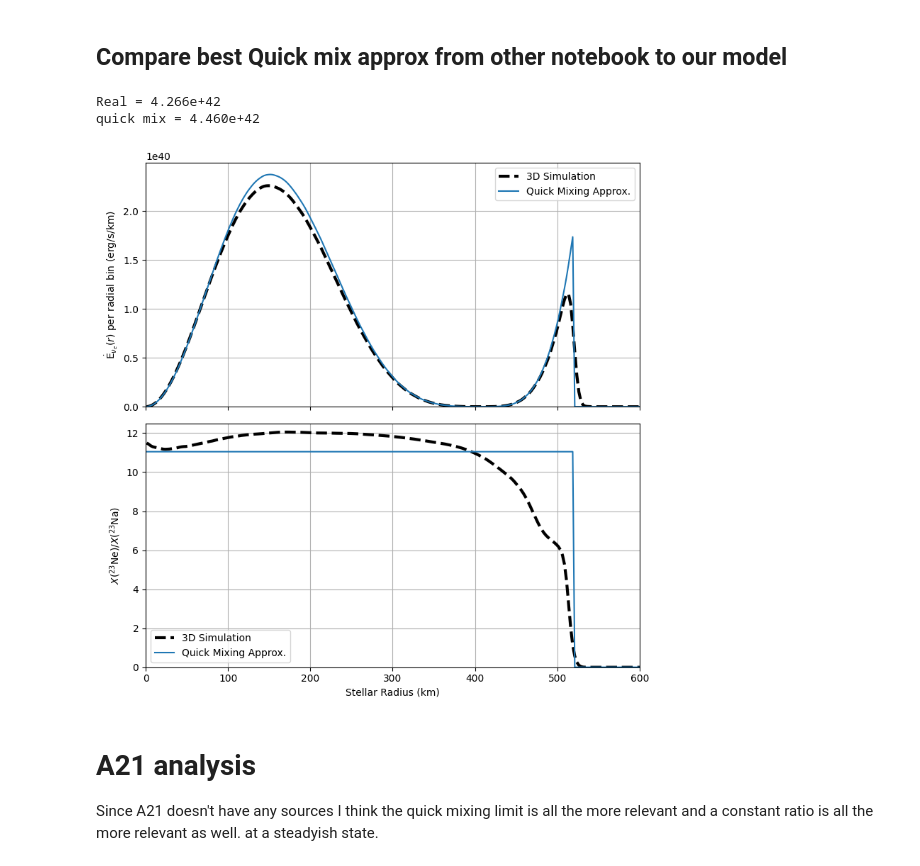
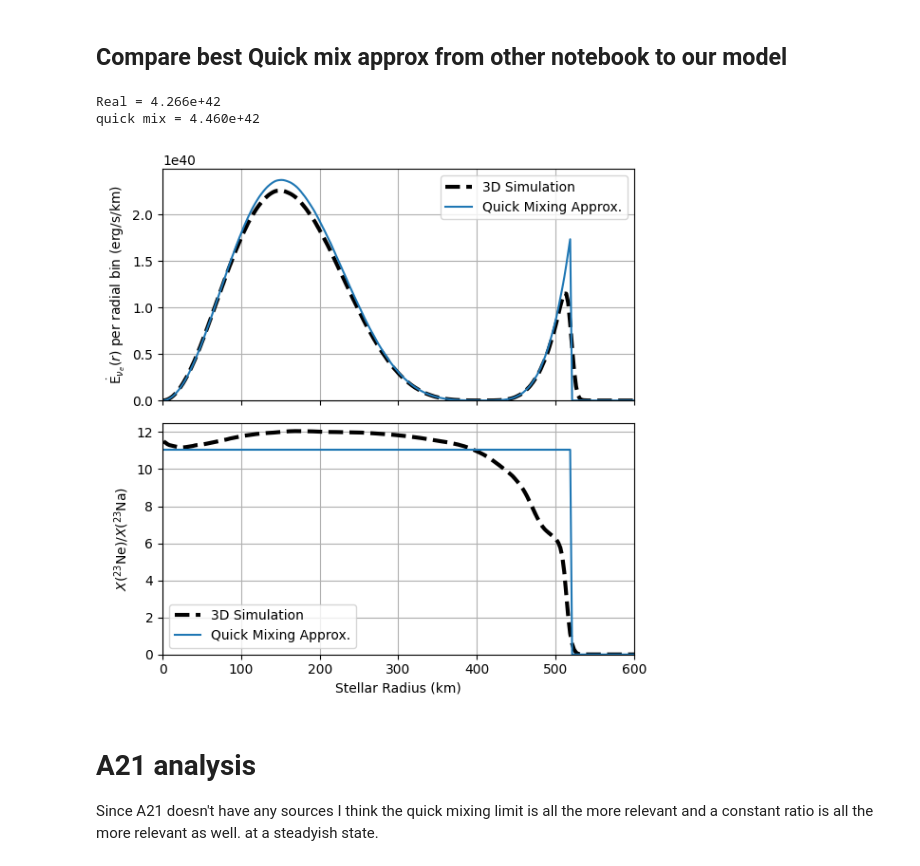
Before and after one commit to biboyd/astronum2024, a Jupyter notebook: estimated_a23_losses.ipynb, the cells around one changed output. Saved outputs shown, nothing was run; the diff lists cells and outputs as text; code cells hidden in the pictures.

Commit message:
revert plot dimensions

```diff
--- a/estimated_a23_losses.ipynb
+++ b/estimated_a23_losses.ipynb
@@ -412,38 +412,38 @@ plot_bestfit_nu_loss_arr[:len(ratio_rad)] = bestfit_nu_loss_arr
 plot_bestfit_ratio_arr = np.zeros_like(special_df['radius'].to_numpy())
 plot_bestfit_ratio_arr[:len(ratio_rad)] = quick_mix_ratio
 
-fig, (axt, axb) = plt.subplots(2, 1, figsize=(8, 8), sharex=True)
+fig, (axt, axb) = plt.subplots(2, 1, figsize=(6, 6), sharex=True)
 
 # plot nu loss comparison
 axt.plot(rad_arr/1e5, nu_loss_arr/(dr/1e5), 'k--', lw=3, label='3D Simulation')
 axt.plot(special_df['radius']/1e5, plot_bestfit_nu_loss_arr/((ratio_rad[1] -ratio_rad[0])/1e5), label='Quick Mixing Approx.')
 #axt.set_xlabel('radius (km)')
 axt.set_ylabel('$\\mathrm{\\dot{E}}_{\\nu_e}(r)$ per radial bin (erg/s/km)')
 axt.set_xlim(0, 600)
 axt.set_ylim(0.)
 axt.legend()
 axt.grid()
 
 # plot Urca ratio comparison
 
 axb.plot(real_rad, real_ratio, 'k--', lw=3, label='3D Simulation')
 axb.plot(special_df['radius']/1e5, plot_bestfit_ratio_arr, label='Quick Mixing Approx.')
 
 axb.set_xlabel('Stellar Radius (km)')
 axb.set_ylabel('$X({}^{23} \\mathrm{Ne}) / X({}^{23} \\mathrm{Na})$')
 axb.set_xlim(0, 600)
 axb.set_ylim(0, 12.5)
 axb.legend()
 axb.grid()
 
 fig.tight_layout()
 fig.savefig("figures/actual_vs_best_quick_mix.png",dpi=300)
 print(f"Real = {np.sum(nu_loss_arr):0.3e}")
 print(f"quick mix = {np.sum(plot_bestfit_nu_loss_arr):0.3e}")
 # %% [output]
 Real = 4.266e+42
 quick mix = 4.460e+42
-[figure, old version]
+[figure, new version]
 # %% [markdown]
 # A21 analysis
 Since A21 doesn't have any sources I think the quick mixing limit is all the more relevant and a constant ratio is all the more relevant as well. at a steadyish state.
```
Also changed, not shown: 6 other files.
